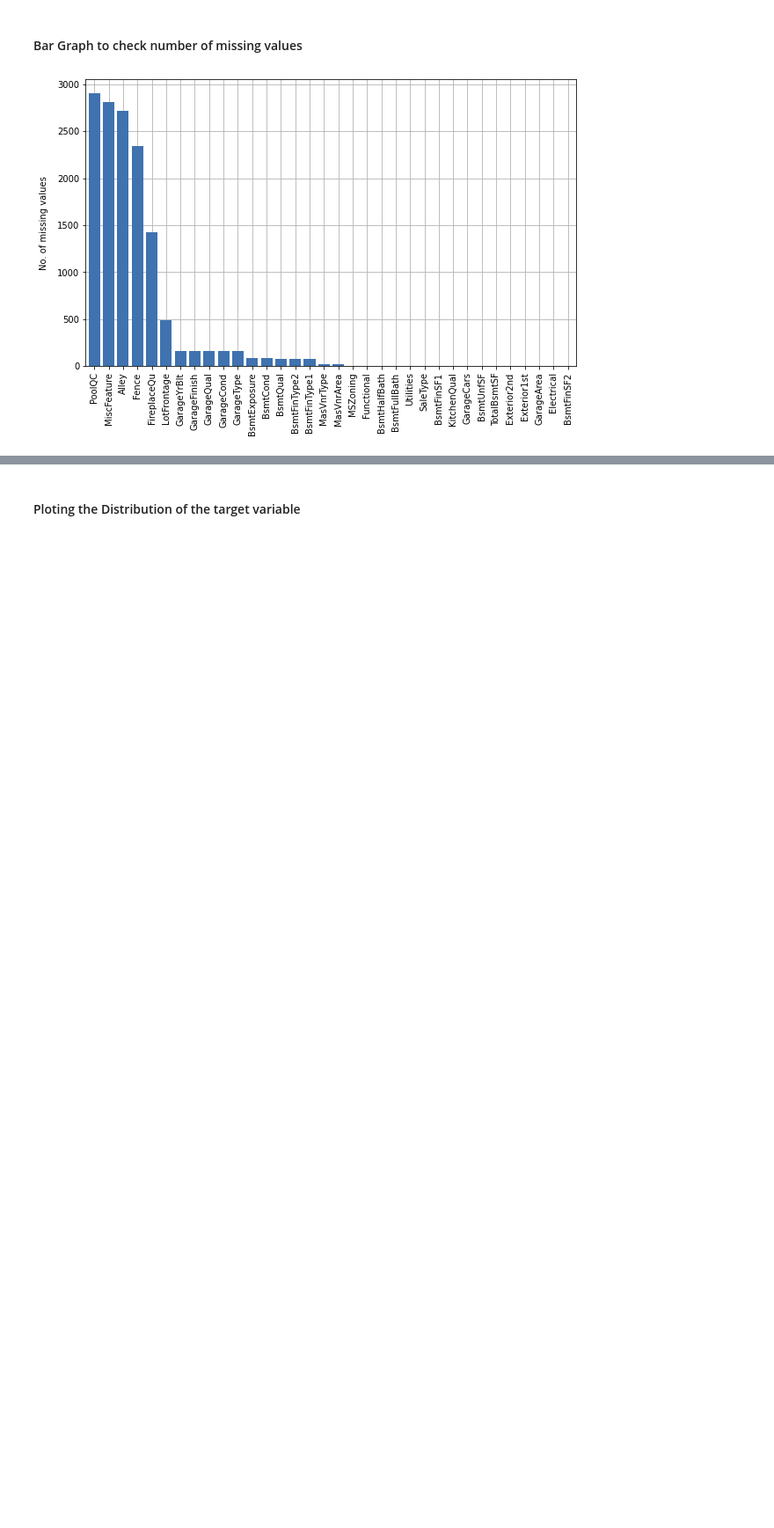
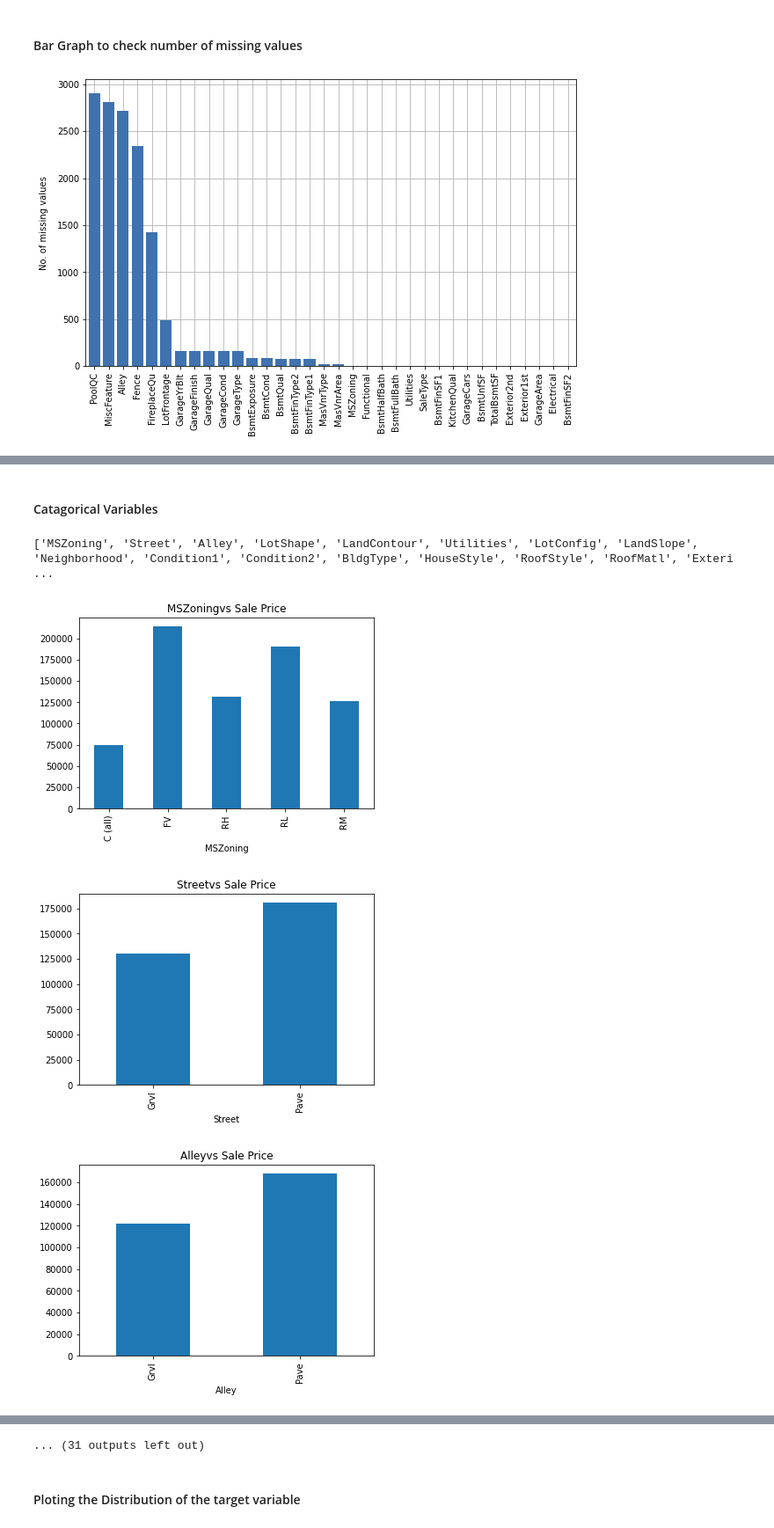
Before and after one commit to gvndkrishna/Kaggle-House-Price-Prediction, a Jupyter notebook: House-Price-Prediction-Solution.ipynb, the cells around one changed output, grey strips where cells are left out. Shown at 88% size. Saved outputs shown, nothing was run; the diff lists cells and outputs as text; code cells hidden in the pictures; blank space fills up the shorter version.

```diff
--- a/House-Price-Prediction-Solution.ipynb
+++ b/House-Price-Prediction-Solution.ipynb
@@ -83,0 +153,19 @@ plt.show()
+# %% [markdown]
+#### Catagorical Variables
+# %%
+categorical_features=[]
+for feature in train_data.columns:
+    if train_data[feature].dtype=='O'and feature!= 'SalePrice':
+        categorical_features.append(feature)
+print(categorical_features)
+# %% [output]
+['MSZoning', 'Street', 'Alley', 'LotShape', 'LandContour', 'Utilities', 'LotConfig', 'LandSlope', 'Neighborhood', 'Condition1', 'Condition2', 'BldgType', 'HouseStyle', 'RoofStyle', 'RoofMatl', 'Exteri ...
+# %%
+for feature in categorical_features:
+    train_data.groupby(feature)['SalePrice'].mean().plot.bar()
+    plt.title(feature + 'vs Sale Price')
+    plt.show()
+# %% [output]
+[figure, added]
+[figure, added]
+[figure, added]
@@ -84,3 +181,4 @@ plt.show()
+... (31 outputs left out)
 # %% [markdown]
 #### Ploting the Distribution of the target variable
 # %%
```
Also changed, not shown: parts of 9 cells of this notebook.
